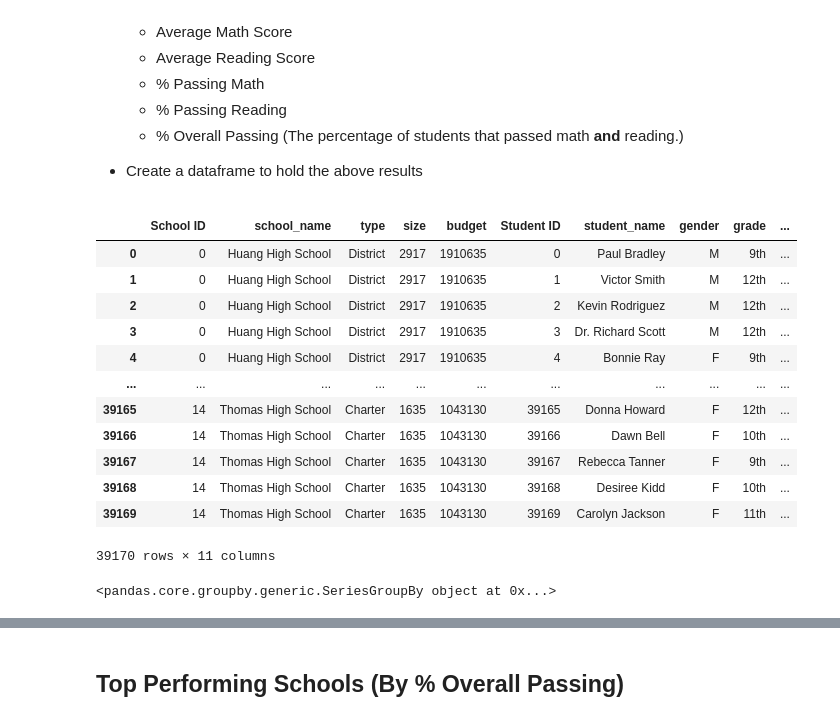
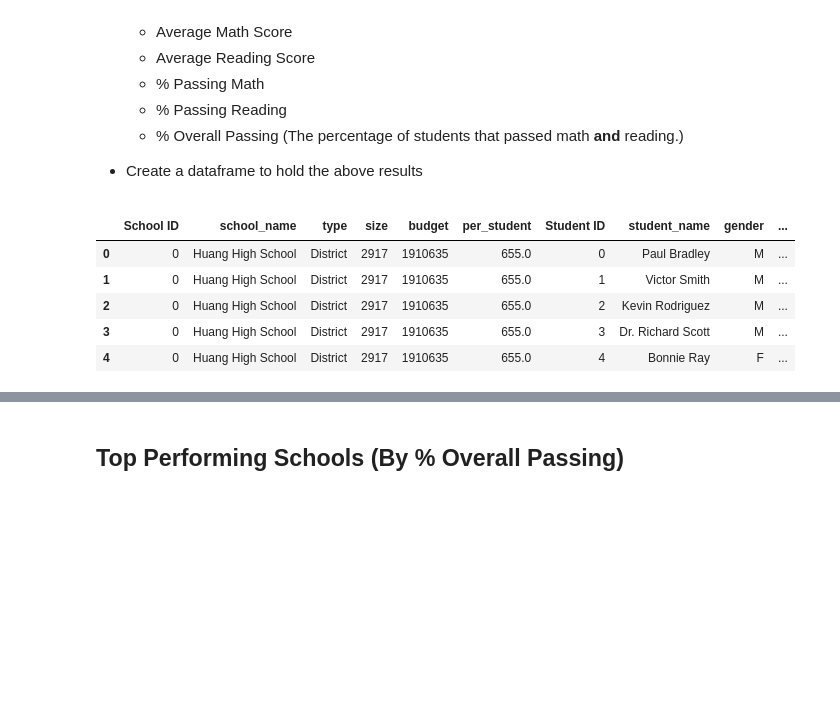
Before and after one commit to mgodfrey48/pandas-challenge, a Jupyter notebook: PyCitySchools/PyCitySchools_starter.ipynb, the cells around one changed output, grey strips where cells are left out. Saved outputs shown, nothing was run; the diff lists cells and outputs as text; code cells hidden in the pictures; blank space fills up the shorter version.

Commit message:
Finished the school summary section.

```diff
--- a/PyCitySchools/PyCitySchools_starter.ipynb
+++ b/PyCitySchools/PyCitySchools_starter.ipynb
@@ -111,21 +111,12 @@ district_summary
 # %%
 # merge data frames
 merged_data = pd.merge(school_data, student_data, on='school_name')
-
-#grouped_data = merged_data.groupby(merged_data['school_name'])
-merged_data
+merged_data.head()
 # %% [output]
-|  | School ID | school_name | type | size | budget | Student ID | student_name | gender | grade | ... |
-| 0 | 0 | Huang High School | District | 2917 | 1910635 | 0 | Paul Bradley | M | 9th | ... |
-| 1 | 0 | Huang High School | District | 2917 | 1910635 | 1 | Victor Smith | M | 12th | ... |
-| 2 | 0 | Huang High School | District | 2917 | 1910635 | 2 | Kevin Rodriguez | M | 12th | ... |
-| 3 | 0 | Huang High School | District | 2917 | 1910635 | 3 | Dr. Richard Scott | M | 12th | ... |
-| 4 | 0 | Huang High School | District | 2917 | 1910635 | 4 | Bonnie Ray | F | 9th | ... |
-| ... | ... | ... | ... | ... | ... | ... | ... | ... | ... | ... |
-| 39165 | 14 | Thomas High School | Charter | 1635 | 1043130 | 39165 | Donna Howard | F | 12th | ... |
-| 39166 | 14 | Thomas High School | Charter | 1635 | 1043130 | 39166 | Dawn Bell | F | 10th | ... |
-| 39167 | 14 | Thomas High School | Charter | 1635 | 1043130 | 39167 | Rebecca Tanner | F | 9th | ... |
-| 39168 | 14 | Thomas High School | Charter | 1635 | 1043130 | 39168 | Desiree Kidd | F | 10th | ... |
-| 39169 | 14 | Thomas High School | Charter | 1635 | 1043130 | 39169 | Carolyn Jackson | F | 11th | ... |
+|  | School ID | school_name | type | size | budget | per_student | Student ID | student_name | gender | ... |
+| 0 | 0 | Huang High School | District | 2917 | 1910635 | 655.0 | 0 | Paul Bradley | M | ... |
+| 1 | 0 | Huang High School | District | 2917 | 1910635 | 655.0 | 1 | Victor Smith | M | ... |
+| 2 | 0 | Huang High School | District | 2917 | 1910635 | 655.0 | 2 | Kevin Rodriguez | M | ... |
+| 3 | 0 | Huang High School | District | 2917 | 1910635 | 655.0 | 3 | Dr. Richard Scott | M | ... |
+| 4 | 0 | Huang High School | District | 2917 | 1910635 | 655.0 | 4 | Bonnie Ray | F | ... |
-39170 rows × 11 columns
 # %%
@@ -134,6 +128,3 @@ merged_data
 # %%
-# Store the school types
-school_types = merged_data.groupby(['school_name'])['type']
-school_types
+# Store total school budgets
+school_budgets = merged_data.groupby('school_name').mean()['budget']
-# %% [output]
-<pandas.core.groupby.generic.SeriesGroupBy object at 0x...>
```
Also changed, not shown: parts of 26 cells of this notebook.
